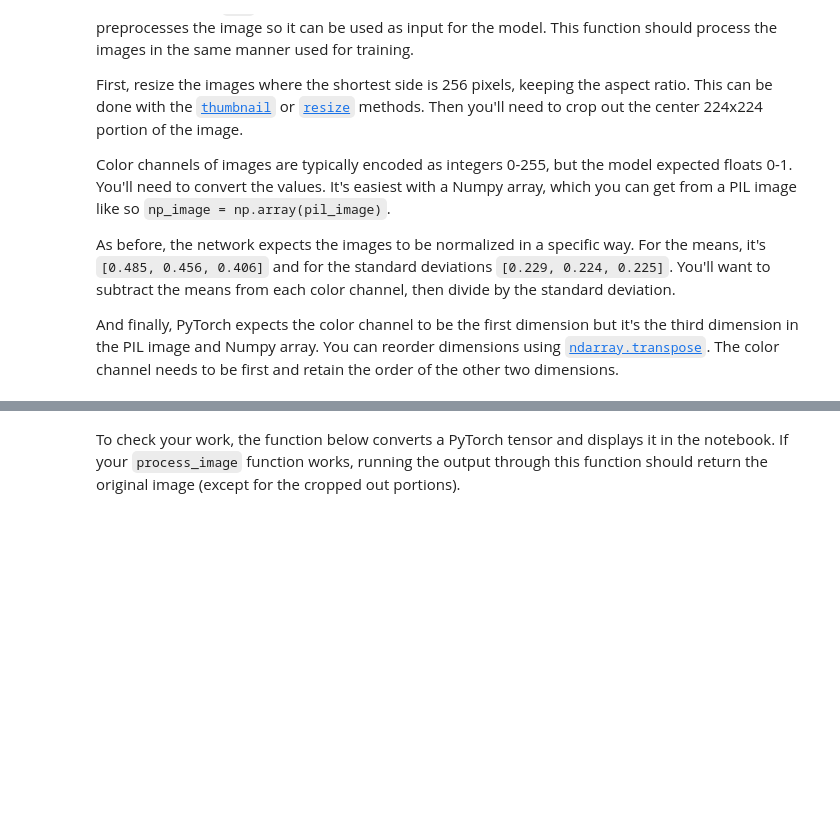
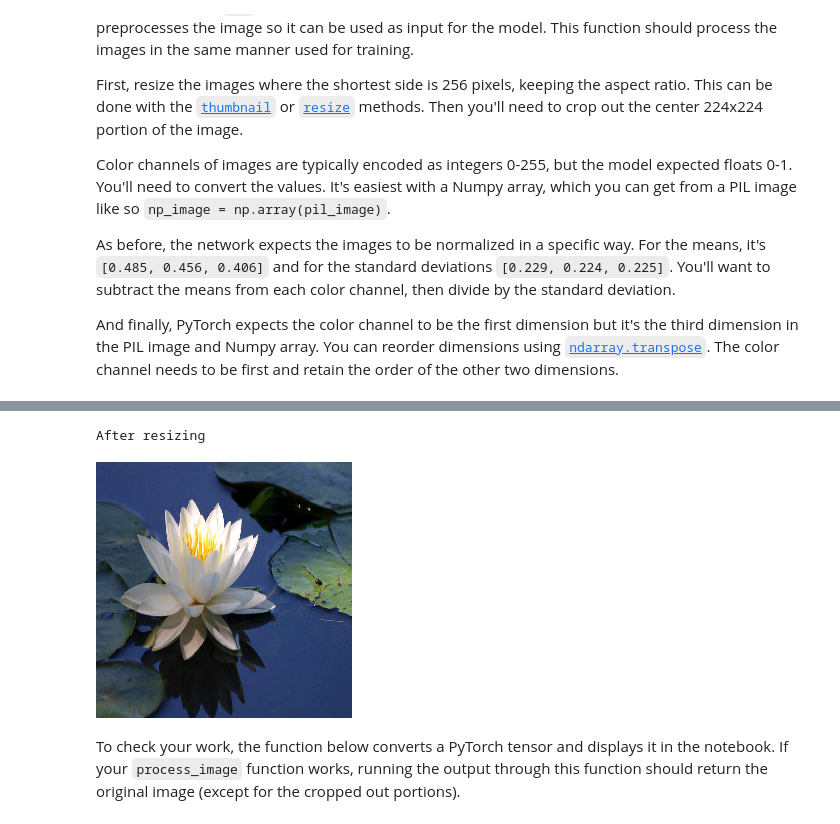
Before and after one commit to dzekem/Capstone-Udacity, a Jupyter notebook: Image Classifier Project.ipynb, the cells around one changed output, grey strips where cells are left out. Cells and saved outputs as stored; diff of their text form; code cells hidden in the pictures; blank space fills up the shorter version.

```diff
--- a/Image Classifier Project.ipynb
+++ b/Image Classifier Project.ipynb
@@ -363,3 +404,10 @@ def process_image(image):
+# %%
+image = image.resize((256,256))
+print("After resizing")
+image
+# %% [output]
+After resizing
+[figure, added]
 # %% [markdown]
 To check your work, the function below converts a PyTorch tensor and displays it in the notebook. If your `process_image` function works, running the output through this function should return the original image (except for the cropped out portions).
 # %%
```
Also changed, not shown: parts of 10 cells of this notebook.
